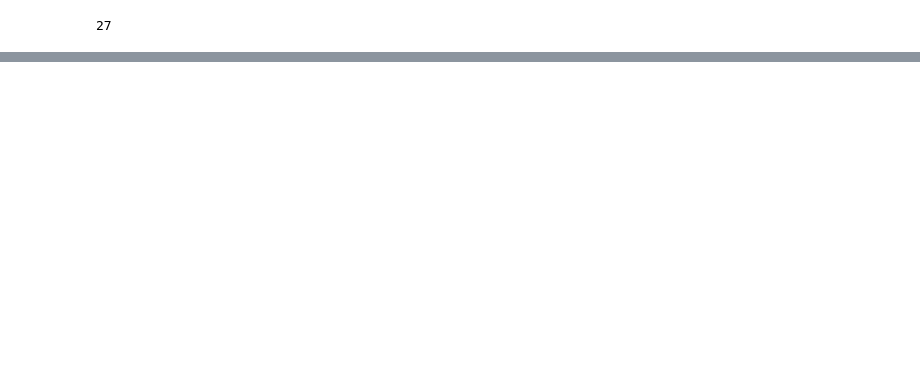
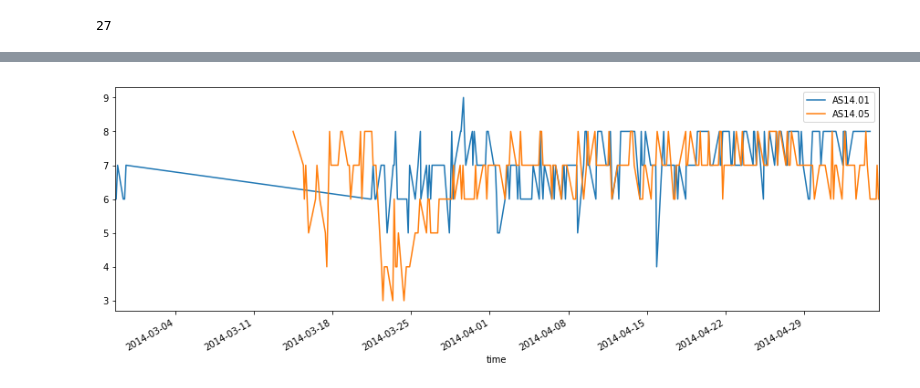
Before and after one commit to aeaston1/data-mining-techniques, a Jupyter notebook: Explore.ipynb, the cells around one changed output, grey strips where cells are left out. Saved outputs shown, nothing was run; the diff lists cells and outputs as text; code cells hidden in the pictures; blank space fills up the shorter version.

```diff
--- a/Explore.ipynb
+++ b/Explore.ipynb
@@ -30,0 +42,8 @@ pd.DataFrame(df.variable.value_counts()).plot.bar();
+# %%
+#look at a couple of patients' mood over time
+fig, ax = plt.subplots()
+for key, grp in df[(df.patient.isin(['AS14.01','AS14.05'])) & (df.variable=='mood')].groupby(['patient']):
+    ax = grp.plot(ax=ax, kind='line', x='time', y='value', label=key)
+plt.show()
+# %% [output]
+[figure, added]
```
Also changed, not shown: parts of 6 cells of this notebook.
